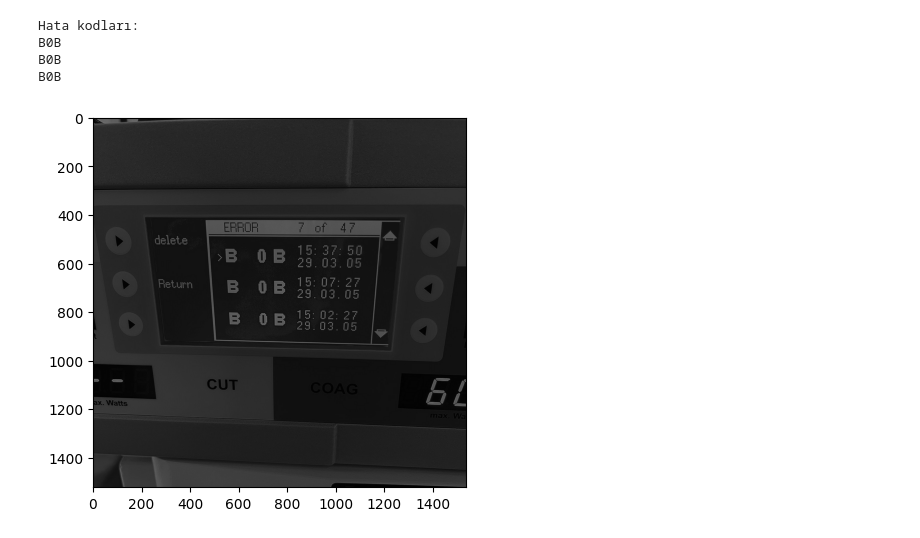
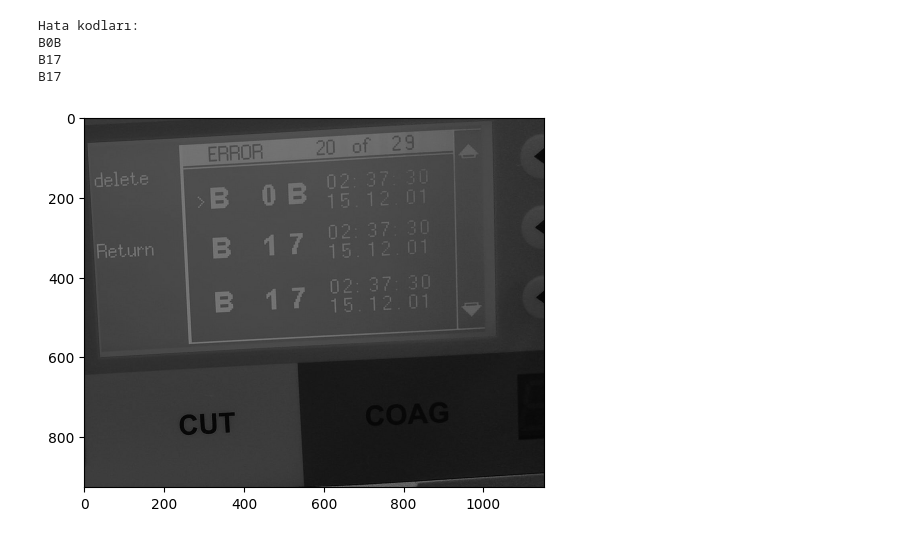
Before and after one commit to gms10ur/medical-device-error-code-detection, a Jupyter notebook: screen_detection.ipynb, the cells around one changed output. Cells and saved outputs as stored; diff of their text form; code cells hidden in the pictures.

```diff
--- a/screen_detection.ipynb
+++ b/screen_detection.ipynb
@@ -1,18 +1,19 @@
 # %%
-image_path = "ELEKTROKOTER HATA KODLARI 06.09.2024/GÖZ/GÖZ 5/WhatsApp Görsel 2024-09-06 saat 16.06.06_2bc8c724.jpg"
+image_path = "ELEKTROKOTER HATA KODLARI 06.09.2024/ANJIO/ANJIO 8/WhatsApp Görsel 2024-09-06 saat 17.39.00_9a0c0851.jpg"
 # %%
 import cv2
 import numpy as np
 from matplotlib import pyplot as plt
 import easyocr
 import re
+from skimage import io
 import os
 
 # Renk sınır setleri
 blue_ranges = [
-    (np.array([105, 120, 40]), np.array([145, 255, 255])),  # İlk deneme için
-    (np.array([100, 60, 30]), np.array([140, 255, 255])),  # İkinci deneme için
-    (np.array([90, 20, 20]), np.array([140, 255, 255])),  # Üçüncü deneme için
+    (np.array([110, 130, 40]), np.array([145, 255, 255])),  # İlk deneme için
+    (np.array([105, 80, 30]), np.array([140, 255, 255])),  # İkinci deneme için
+    (np.array([100, 40, 20]), np.array([140, 255, 255])),  # Üçüncü deneme için
 ]
 
 # Görsel dosyası var mı kontrol edelim
@@ -139,33 +140,33 @@ for lower_blue, upper_blue in blue_ranges:
 
         if len(matches) > 0:  # Ekran tespit edilip hata kodları bulundu
             screen_found = True
             break  # Hata kodları bulunduysa diğer denemelere geçmeye gerek yok
 
 # Eğer ekran ve hata kodları tespit edildiyse
 to_be_removed_codes = ["CUT", "COA", "OAG", "ACU"]
 # detect full numeric codes and add them to the to be removed list
 for match in matches:
     if match.isnumeric():
         to_be_removed_codes.append(match)
 matches = [match for match in matches if match not in to_be_removed_codes]
 
 is_errors_found = len(matches) > 0
 if is_errors_found:
     print("Hata kodları:")
     for match in matches:
         print(match)
 else:
     print("Hata kodu bulunamadı.")
 
 # Kesilen bölgeyi ve OCR sonucunu gösterelim
 plt.imshow(cv2.cvtColor(sharpened, cv2.COLOR_BGR2RGB))
 plt.show()
 
 if not screen_found:
     print("Ekran bölgesi tespit edilemedi.")
 # %% [output]
 Hata kodları:
 B0B
-B0B
-B0B
+B17
+B17
-[figure, old version]
+[figure, new version]
```
Also changed, not shown: 4 other files.
